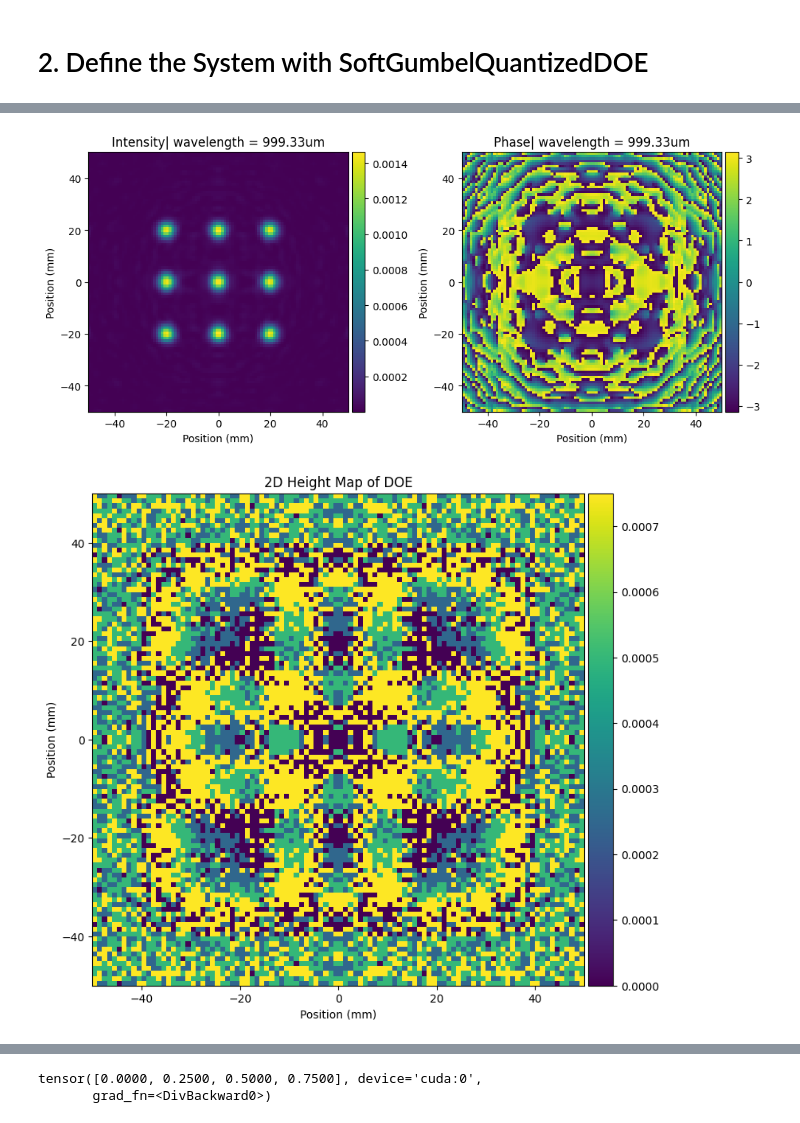
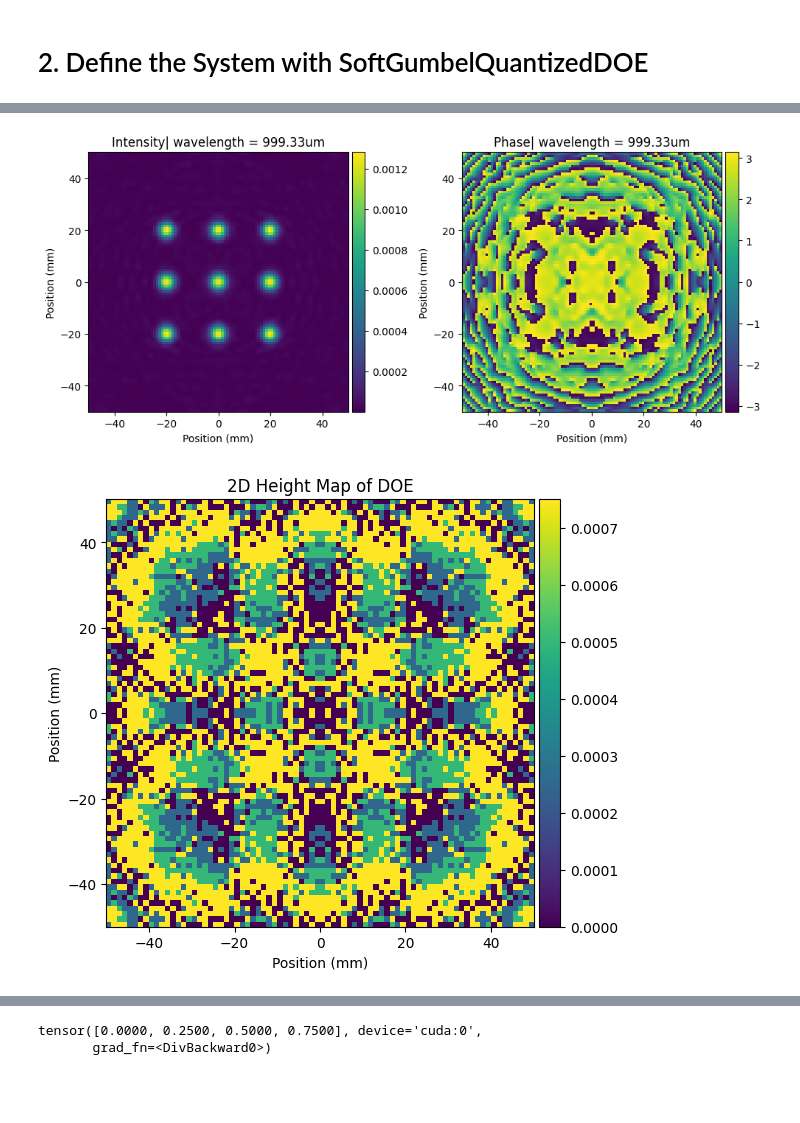
Before and after one commit to sihan-shao/QuantizationAwareTHzDOE, a Jupyter notebook: experiment_four_focal_spots.ipynb, the cells around one changed output, grey strips where cells are left out. Cells and saved outputs as stored; diff of their text form; code cells hidden in the pictures; blank space fills up the shorter version.

```diff
--- a/experiment_four_focal_spots.ipynb
+++ b/experiment_four_focal_spots.ipynb
@@ -167,10 +166,10 @@ class Submm_Setupv2(nn.Module):
 
         self.Colli_lens = Thin_LensElement(focal_length=0.127 * m)
 
-        self.asm_prop2 = ASM_prop(z_distance=0.127 * m,
-                            bandlimit_type='exact',
-                            padding_scale=2,
-                            bandlimit_kernel=True)
+        #self.asm_prop2 = ASM_prop(z_distance=0.127 * m,
+        #                    bandlimit_type='exact',
+        #                    padding_scale=2,
+        #                    bandlimit_kernel=True)
 
         self.aperture = ApertureElement(aperture_type = 'rect',
                                    aperture_size = 0.08)
@@ -191,7 +190,7 @@ class Submm_Setupv2(nn.Module):
         field = self.source()
         field = self.asm_prop1(field)
         field = self.Colli_lens(field)
-        field = self.asm_prop2(field)
+        #field = self.asm_prop2(field)
         field = self.aperture(field)
 
         return field
@@ -269,8 +267,8 @@ The iteration : 5999, Loss: 0.00010889016994042322
 # %%
 best_field.visualize(flag_axis = True, figsize=(10,10), wavelength=wavelengths, intensity=True)
 # %% [output]
-[figure, old version]
+[figure, new version]
 # %%
-best_setup.doe.visualize(figsize=(8,8))
+best_setup.doe.visualize(figsize=(6,6), crop_size=[80, 80])
 # %% [output]
-[figure, old version]
+[figure, new version]
```
Also changed, not shown: parts of 13 cells of this notebook, 2 other files.
